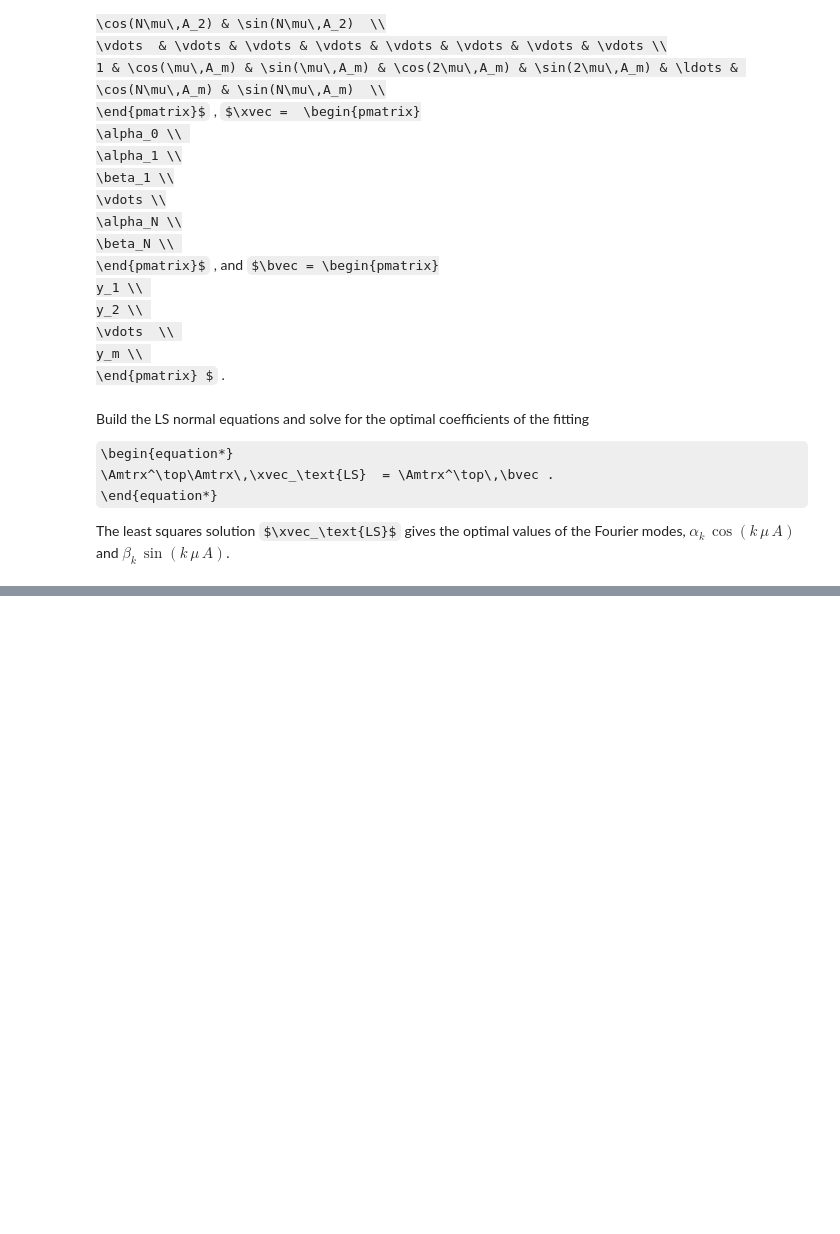
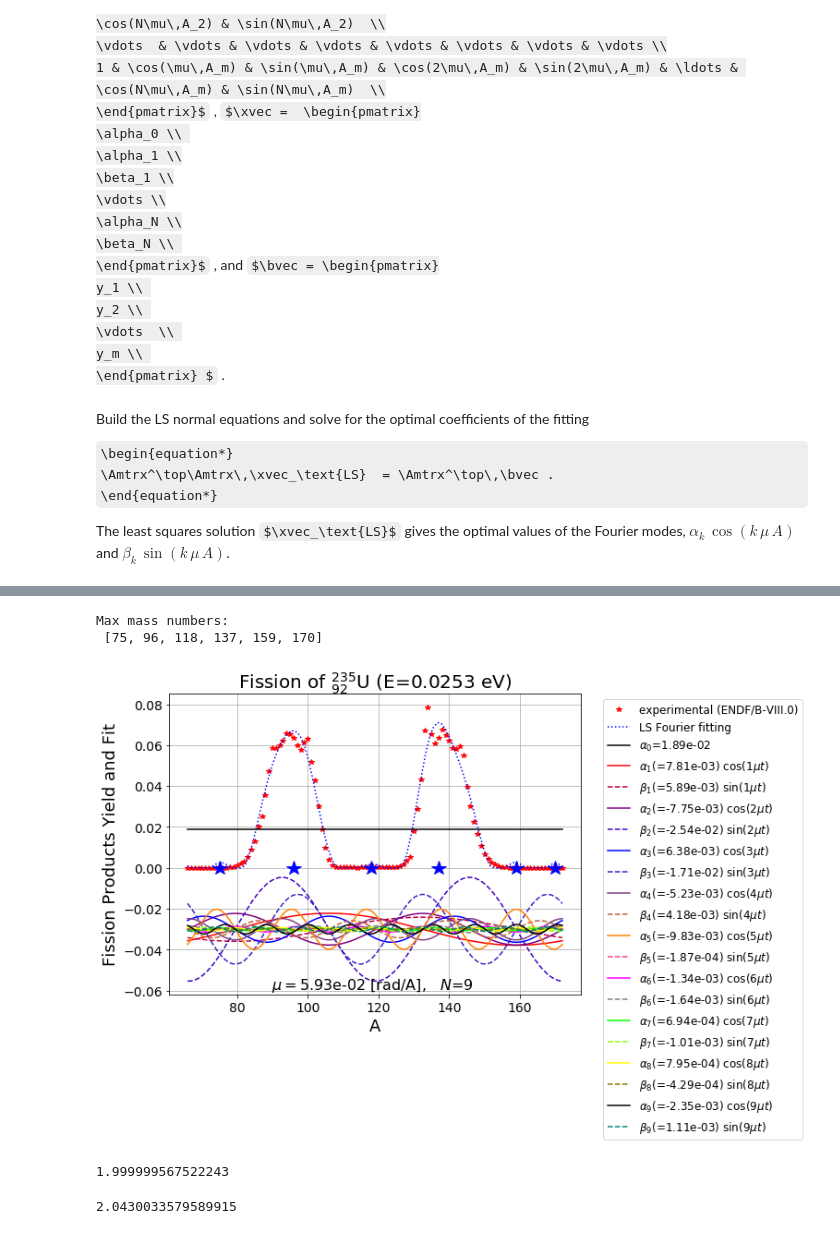
Before and after one commit to dpploy/engy-4350, a Jupyter notebook: notebooks/02a-nuclear-data.ipynb, the cells around one changed output, grey strips where cells are left out. Drawn from its saved outputs; the diff is of its cells as text; code cells hidden in the pictures; some formulas as TeX source; blank space fills up the shorter version.

Commit message:
Functional notebook 2a.

```diff
--- a/notebooks/02a-nuclear-data.ipynb
+++ b/notebooks/02a-nuclear-data.ipynb
@@ -587,0 +628,35 @@ for a in mass_number_scan:
+# %%
+'''Find local max'''
+
+max_yields = list()
+for mm in max_min:
+    if fp_yield_double_prime(np.array([mm])) < 0:
+        max_yields.append( mm )
+
+print('Max mass numbers:\n',max_yields)
+# %% [output]
+Max mass numbers:
+ [75, 96, 118, 137, 159, 170]
+# %%
+'''Plot the LS Fourier fit'''
+
+plot_fourier_fit(np.array(df['A']), np.array(df['FP Yield']), mu, x_vec, max_yields )
+# %% [output]
+[figure, added]
+# %%
+'''Cumulative sum of FP yield per fission'''
+sum(df['FP Yield'])
+# %% [output]
+1.999999567522243
+# %%
+'''Integral of the FP yield function'''
+import scipy.integrate as integrate
+# quad returns a pair (integral,accuracy)
+min_A = min(df['A'])
+max_A = max(df['A'])
+integral = integrate.quad( lambda A: fp_yield(np.array([A])), min_A, max_A, limit=150 )
+integral_error = integral[1]
+assert abs(integral_error) <= 1e-5
+print(integral[0])
+# %% [output]
+2.0430033579589915
```
Also changed, not shown: parts of 18 cells of this notebook.
